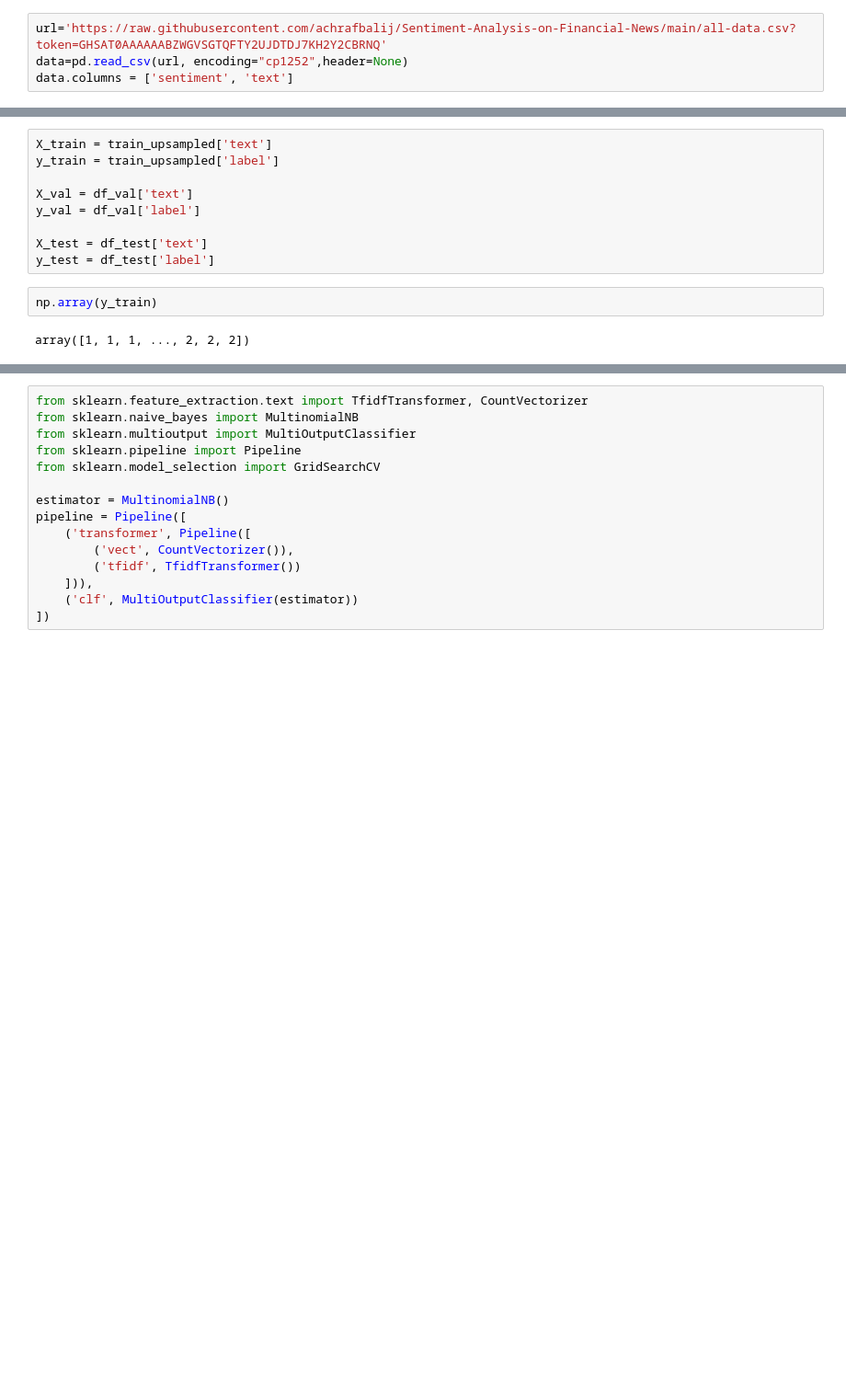
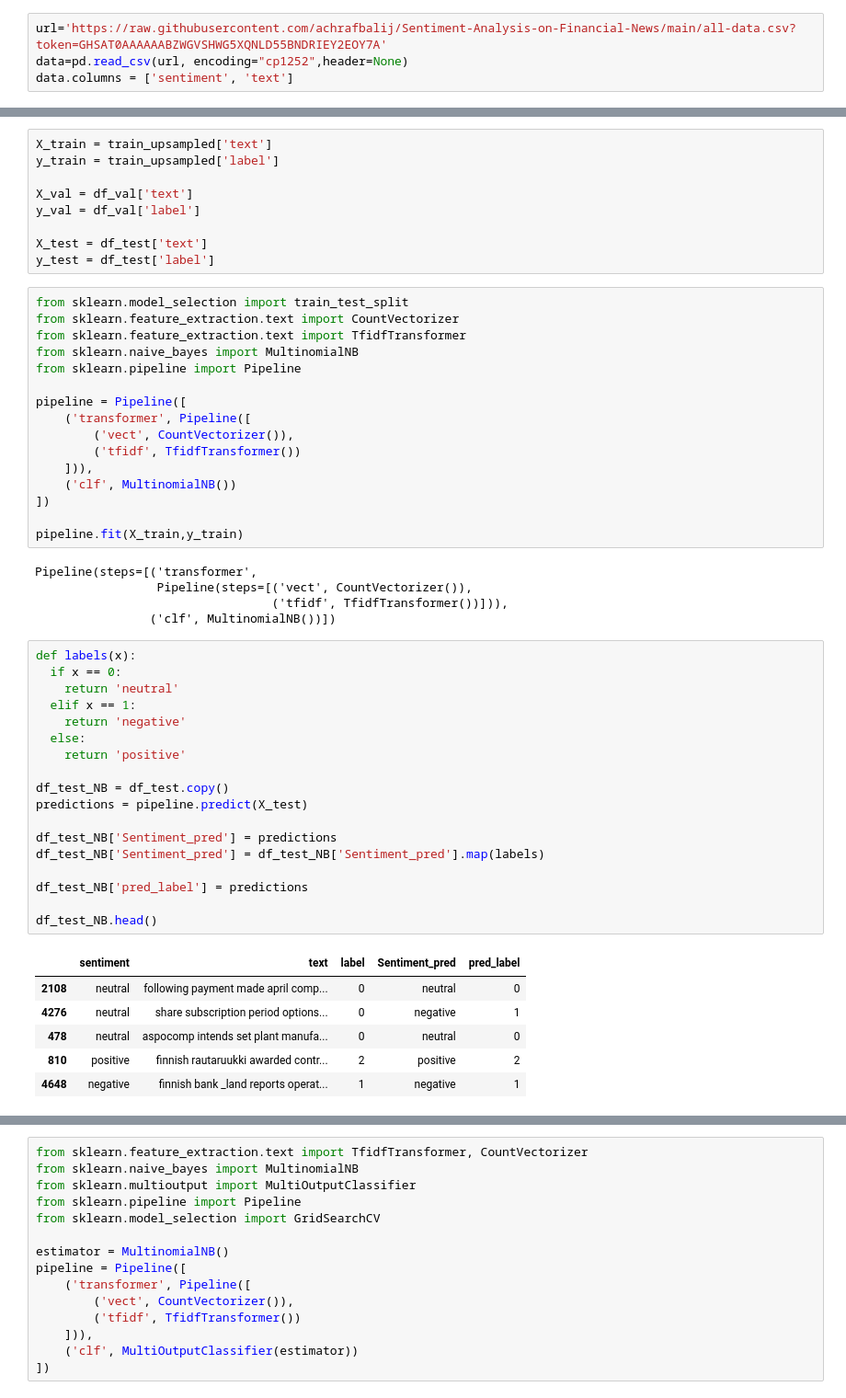
Before and after one commit to achrafbalij/Sentiment-Analysis-on-Financial-News, a Jupyter notebook: SENTIMENT_ANALYSIS.ipynb, the cells around one changed output, grey strips where cells are left out. Shown at 92% size. Saved outputs shown, nothing was run; the diff lists cells and outputs as text; blank space fills up the shorter version.

```diff
--- a/SENTIMENT_ANALYSIS.ipynb
+++ b/SENTIMENT_ANALYSIS.ipynb
@@ -88,7 +88,7 @@ The data is partitioned into:
 - Positive: 28.13%
 - Negative: 12.46%
 # %%
-url='https://raw.githubusercontent.com/achrafbalij/Sentiment-Analysis-on-Financial-News/main/all-data.csv?token=GHSAT0AAAAAABZWGVSGTQFTY2UJDTDJ7KH2Y2CBRNQ'
+url='https://raw.githubusercontent.com/achrafbalij/Sentiment-Analysis-on-Financial-News/main/all-data.csv?token=GHSAT0AAAAAABZWGVSHWG5XQNLD55BNDRIEY2EOY7A'
 data=pd.read_csv(url, encoding="cp1252",header=None)
 data.columns = ['sentiment', 'text']
 # %%
@@ -334,7 +316,49 @@ y_val = df_val['label']
 
 X_test = df_test['text']
 y_test = df_test['label']
-# %%
-np.array(y_train)
-# %% [output]
-array([1, 1, 1, ..., 2, 2, 2])
+# %%
+from sklearn.model_selection import train_test_split
+from sklearn.feature_extraction.text import CountVectorizer
+from sklearn.feature_extraction.text import TfidfTransformer
+from sklearn.naive_bayes import MultinomialNB
+from sklearn.pipeline import Pipeline
+
+pipeline = Pipeline([
+ 	('transformer', Pipeline([
+ 		('vect', CountVectorizer()),
+ 		('tfidf', TfidfTransformer())
+ 	])),
+ 	('clf', MultinomialNB())
+])
+
+pipeline.fit(X_train,y_train)
+# %% [output]
+Pipeline(steps=[('transformer',
+                 Pipeline(steps=[('vect', CountVectorizer()),
+                                 ('tfidf', TfidfTransformer())])),
+                ('clf', MultinomialNB())])
+# %%
+def labels(x):
+  if x == 0:
+    return 'neutral'
+  elif x == 1:
+    return 'negative'
+  else:
+    return 'positive'
+
+df_test_NB = df_test.copy()
+predictions = pipeline.predict(X_test)
+
+df_test_NB['Sentiment_pred'] = predictions
+df_test_NB['Sentiment_pred'] = df_test_NB['Sentiment_pred'].map(labels)
+
+df_test_NB['pred_label'] = predictions
+
+df_test_NB.head()
+# %% [output]
+|  | sentiment | text | label | Sentiment_pred | pred_label |
+| 2108 | neutral | following payment made april comp... | 0 | neutral | 0 |
+| 4276 | neutral | share subscription period options... | 0 | negative | 1 |
+| 478 | neutral | aspocomp intends set plant manufa... | 0 | neutral | 0 |
+| 810 | positive | finnish rautaruukki awarded contr... | 2 | positive | 2 |
+| 4648 | negative | finnish bank _land reports operat... | 1 | negative | 1 |
```
Also changed, not shown: parts of 4 cells of this notebook.
